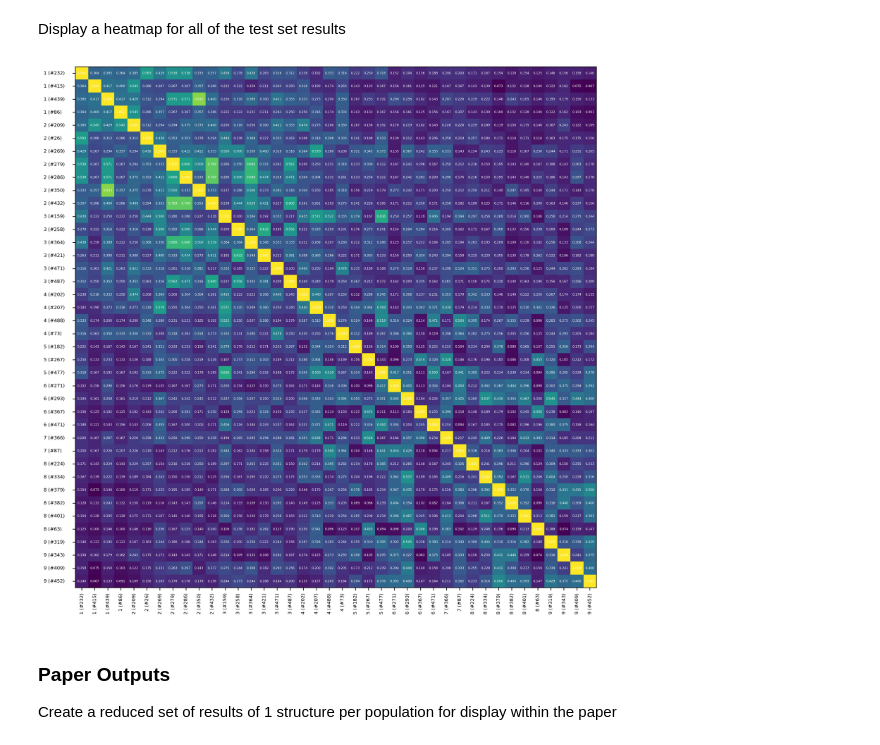
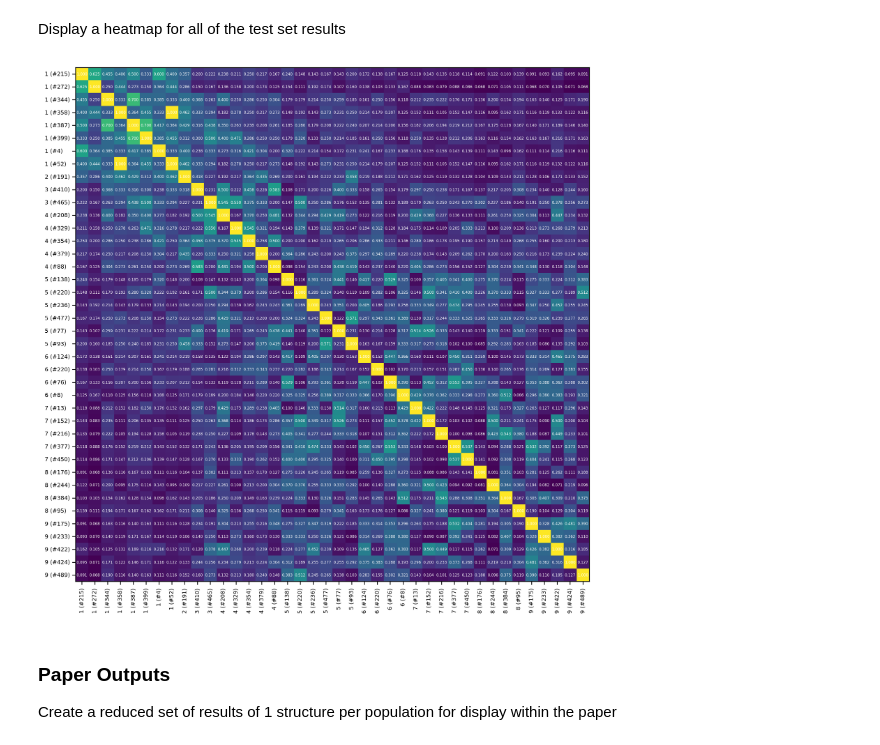
Before and after one commit to dsbrennan/dce-2023-similarity-metrics, a Jupyter notebook: maximum-common-subgraph/graph_comparison_self.ipynb, the cells around one changed output. Drawn from its saved outputs; the diff is of its cells as text; code cells hidden in the pictures.

```diff
--- a/maximum-common-subgraph/graph_comparison_self.ipynb
+++ b/maximum-common-subgraph/graph_comparison_self.ipynb
@@ -132,8 +132,10 @@ class AttributedGraphDataset:
                     graph = AttributedGraphDataset._generate_graph(payload["models"]["irreducibleElement"]["elements"], payload["models"]["irreducibleElement"]["relationships"])
                     data.append({"id": payload["name"], "population": population.group(), "graph": graph})
         print(f"Total number of Matching datapoints: {len(data)}")
+        # Sort then Shuffle data for consistent dataset splits across notebooks
+        data.sort(key=lambda item: item["id"])
+        np.random.shuffle(data)
         # Calculate Split for Training, Validation & Test
-        np.random.shuffle(data)
         dataset_size = len(data)
         test_split = test_size
         validation_split = dataset_size - int(dataset_size * ((100.0 - validation_percentage) / 100.0))
@@ -268,21 +270,21 @@ for i in range(0, len(sorted_id_list)):
 Display a heatmap for all of the test set results
 # %%
 #Display Heat Map
-fig, ax = plt.subplots(figsize=(15,10), dpi=300)
+fig, ax = plt.subplots(figsize=(0.21 * len(sorted_id_friendly_list), 0.21 * len(sorted_id_friendly_list)), dpi=300)
 im = ax.imshow(id_similarity_matrix)
 
 ax.set_xticks(np.arange(len(test_set._ids)), labels=sorted_id_friendly_list, fontsize="6", rotation=90)
-ax.set_yticks(np.arange(len(test_set._ids)), labels=sorted_id_friendly_list, ha="left", va="center", position=(-0.05, 0), fontsize="6")
+ax.set_yticks(np.arange(len(test_set._ids)), labels=sorted_id_friendly_list, ha="left", va="center", position=(-0.047, 0), fontsize="6")
 
 for i in range(len(sorted_id_list)):
     for j in range(len(sorted_id_list)):
         text = ax.text(j, i, "{:.3f}".format(id_similarity_matrix[i, j]), ha="center", va="center", color="w", fontsize="4")
 
 # fig.colorbar(im)
 fig.tight_layout()
 plt.show()
 # %% [output]
-[figure, old version]
+[figure, new version]
 # %% [markdown]
 ### Paper Outputs
 Create a reduced set of results of 1 structure per population for display within the paper
```
Also changed, not shown: parts of 3 cells of this notebook.
